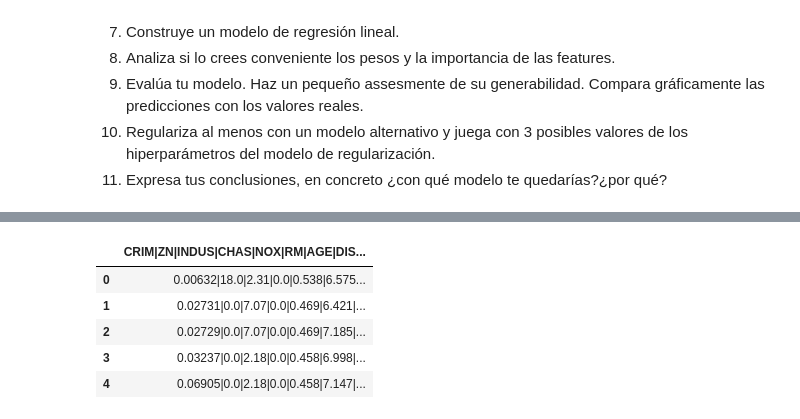
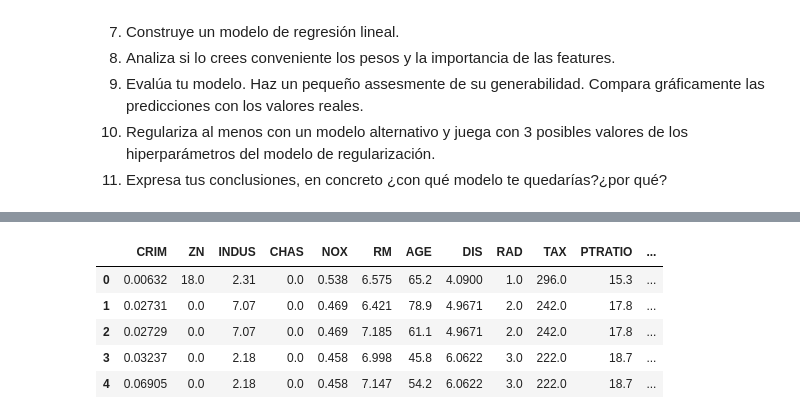
Before and after one commit to salvatorelodato/ONLINE_DS_THEBRIDGE_SL, a Jupyter notebook: Sprint_10/Unidad_01/Practica_Obligatoria/18_Practica_Obligatoria_Regresion_Lineal_y_Regularización_SL.ipynb, the cells around one changed output, grey strips where cells are left out. Saved outputs shown, nothing was run; the diff lists cells and outputs as text; code cells hidden in the pictures.

```diff
--- a/Sprint_10/Unidad_01/Practica_Obligatoria/18_Practica_Obligatoria_Regresion_Lineal_y_Regularización_SL.ipynb
+++ b/Sprint_10/Unidad_01/Practica_Obligatoria/18_Practica_Obligatoria_Regresion_Lineal_y_Regularización_SL.ipynb
@@ -62,0 +79,4 @@ dataset = pd.read_csv(r"C:\Users\segur\Desktop\Data Science SL - The Bridge Repo
+# %%
+#1 Especificando en el data frame el delimitador si nos corre el data frame ok
+df = pd.read_csv(r"C:\Users\segur\Desktop\Data Science SL - The Bridge Repositorios\DS_Online_Febr25_Exercises\04_Machine_Learning\Sprint_10\Unidad_01\Practica_Obligatoria\data\hard_to_find\obligatoria_hard.csv", delimiter = "|")
+df
@@ -63,10 +97,10 @@ dataset = pd.read_csv(r"C:\Users\segur\Desktop\Data Science SL - The Bridge Repo
 # %%
-# 2.1 - Quick Analysis Dataset
-dataset.head()
+# 1.1 - Quick Analysis Dataset (Solo valores numericos aparentemente)
+df.head()
 # %% [output]
-|  | CRIM|ZN|INDUS|CHAS|NOX|RM|AGE|DIS... |
-| 0 | 0.00632|18.0|2.31|0.0|0.538|6.575... |
-| 1 | 0.02731|0.0|7.07|0.0|0.469|6.421|... |
-| 2 | 0.02729|0.0|7.07|0.0|0.469|7.185|... |
-| 3 | 0.03237|0.0|2.18|0.0|0.458|6.998|... |
-| 4 | 0.06905|0.0|2.18|0.0|0.458|7.147|... |
+|  | CRIM | ZN | INDUS | CHAS | NOX | RM | AGE | DIS | RAD | TAX | PTRATIO | ... |
+| 0 | 0.00632 | 18.0 | 2.31 | 0.0 | 0.538 | 6.575 | 65.2 | 4.0900 | 1.0 | 296.0 | 15.3 | ... |
+| 1 | 0.02731 | 0.0 | 7.07 | 0.0 | 0.469 | 6.421 | 78.9 | 4.9671 | 2.0 | 242.0 | 17.8 | ... |
+| 2 | 0.02729 | 0.0 | 7.07 | 0.0 | 0.469 | 7.185 | 61.1 | 4.9671 | 2.0 | 242.0 | 17.8 | ... |
+| 3 | 0.03237 | 0.0 | 2.18 | 0.0 | 0.458 | 6.998 | 45.8 | 6.0622 | 3.0 | 222.0 | 18.7 | ... |
+| 4 | 0.06905 | 0.0 | 2.18 | 0.0 | 0.458 | 7.147 | 54.2 | 6.0622 | 3.0 | 222.0 | 18.7 | ... |
```
Also changed, not shown: parts of 30 cells of this notebook.
